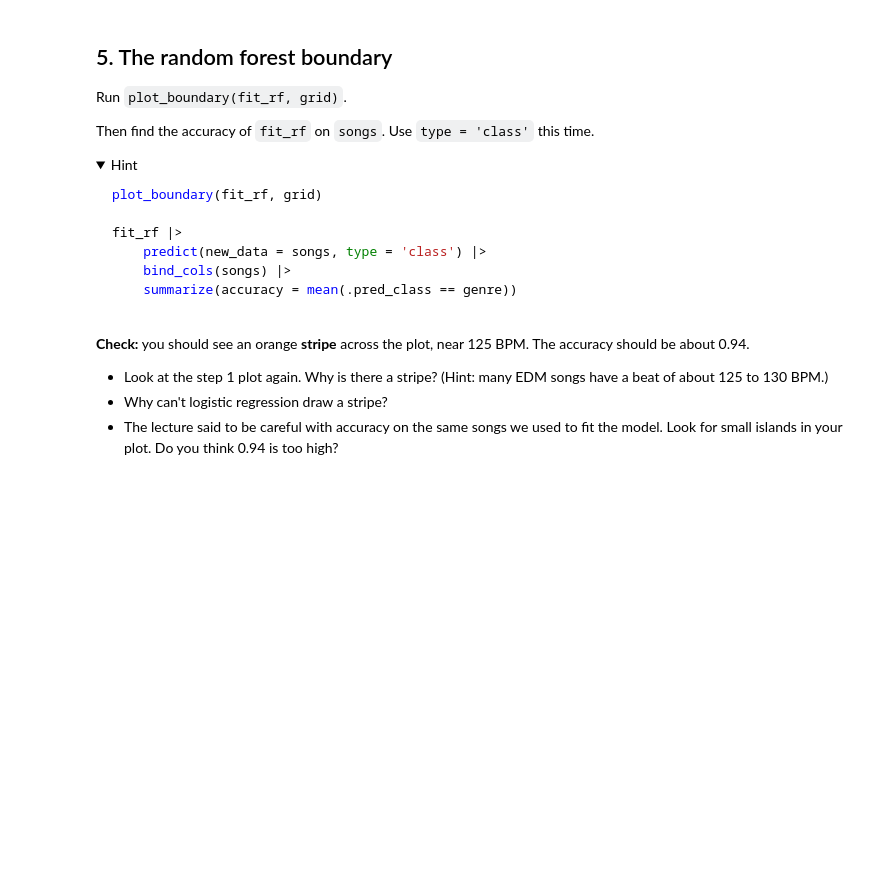
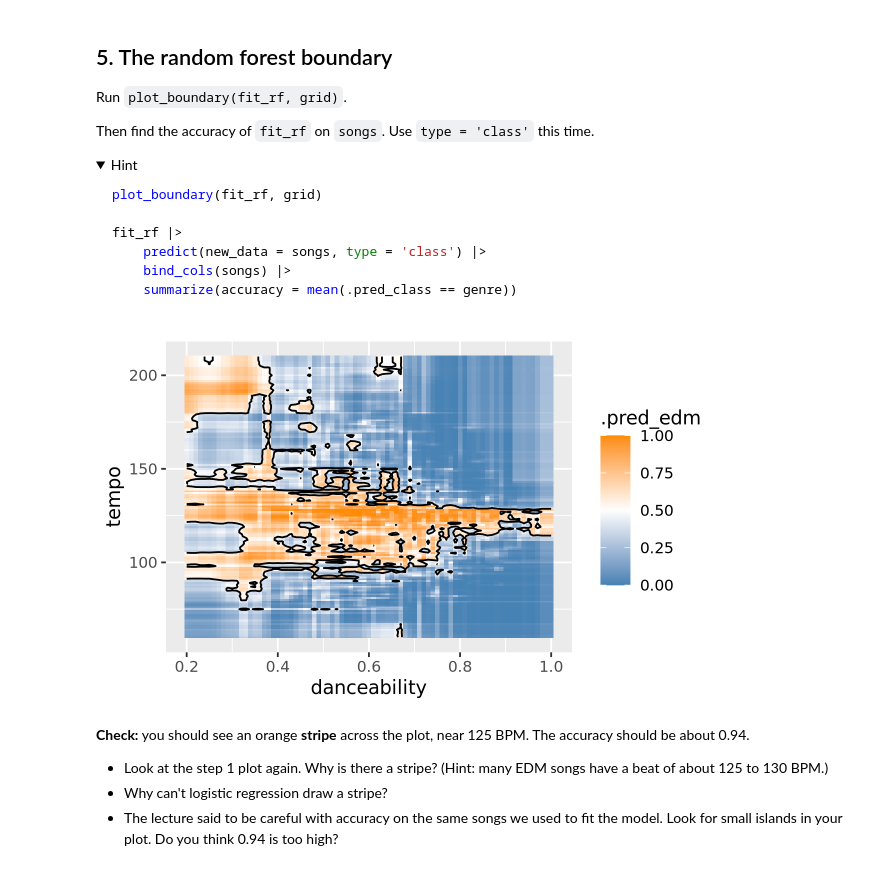
Before and after one commit to gbestma/codespace, a Jupyter notebook: exercises/13-spotify-exercise.ipynb, the cells around one changed output. Cells and saved outputs as stored; diff of their text form; code cells hidden in the pictures; folded sections open; blank space fills up the shorter version.

````diff
--- a/exercises/13-spotify-exercise.ipynb
+++ b/exercises/13-spotify-exercise.ipynb
@@ -144,6 +192,13 @@ any other cells.
 ```
 # %% [markdown]
 **Your assistant puts its code in the cell below and runs it.** Read the code. Does it use `rand_forest()`? Does it call `set.seed()` before the fit?
+# %%
+set.seed(512)
+
+fit_rf <- rand_forest(trees = 200) |>
+    set_mode('classification') |>
+    set_engine('ranger') |>
+    fit(genre ~ danceability + tempo, data = songs)
 # %% [markdown]
 ## 5. The random forest boundary
 
@@ -164,6 +219,10 @@ fit_rf |>
 ```
 
 </details>
+# %%
+plot_boundary(fit_rf, grid)
+# %% [output]
+[figure, added]
 # %% [markdown]
 **Check:** you should see an orange **stripe** across the plot, near 125 BPM. The accuracy should be about 0.94.
 
````
Also changed, not shown: parts of 5 cells of this notebook, 2 other files.
